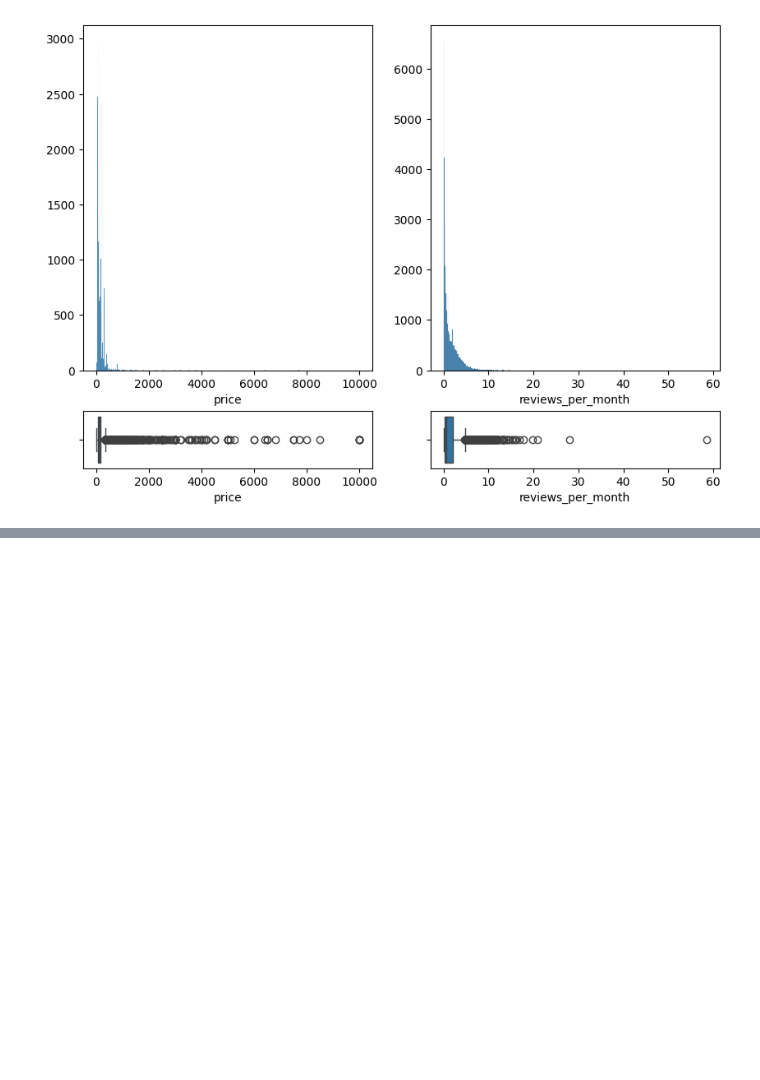
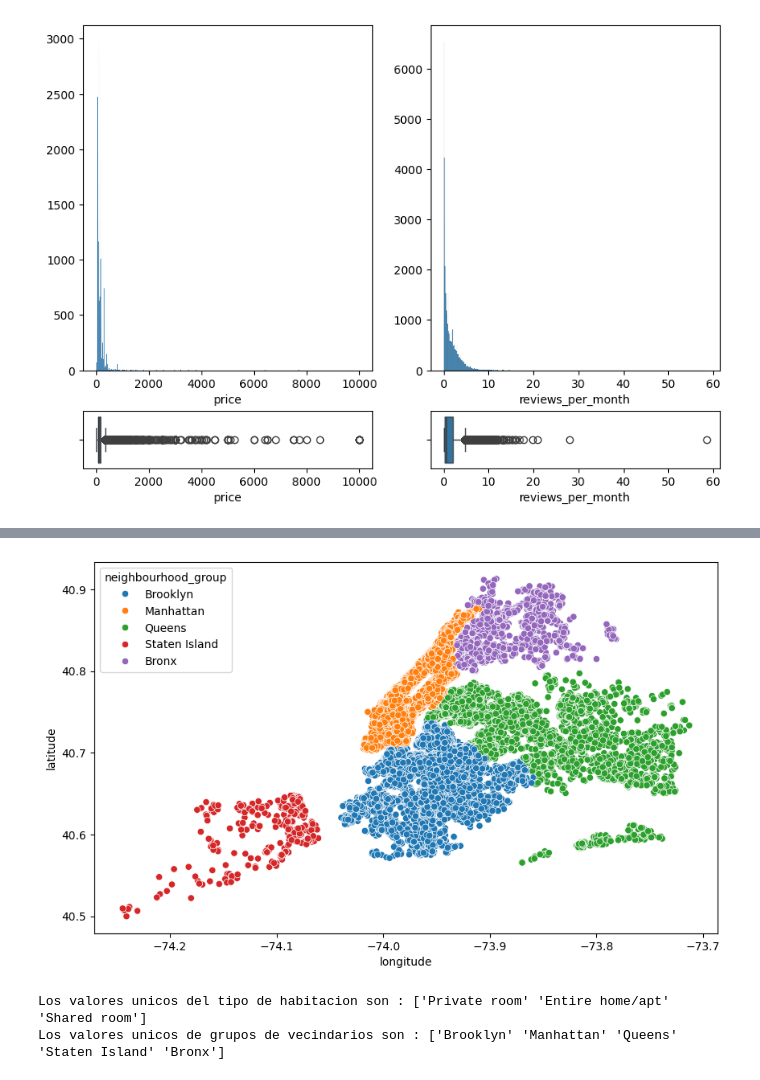
Before and after one commit to IvesCaceres/EDA, a Jupyter notebook: src/explore.ipynb, the cells around one changed output, grey strips where cells are left out. Drawn from its saved outputs; the diff is of its cells as text; code cells hidden in the pictures; blank space fills up the shorter version.

```diff
--- a/src/explore.ipynb
+++ b/src/explore.ipynb
@@ -36,5 +36,5 @@ memory usage: 5.2+ MB
 # %%
-df.drop(["id","host_name"], axis = 1, inplace = True)
+#df.drop(["id","host_name"], axis = 1, inplace = True)
 # %%
 df.host_id.value_counts()
 # %% [output]
@@ -87,0 +129,12 @@ plt.show()
+# %%
+plt.figure(figsize=(10,6))
+sns.scatterplot(x=df.longitude,y=df.latitude,hue=df.neighbourhood_group)
+plt.show()
+# %% [output]
+[figure, added]
+# %%
+print('Los valores unicos del tipo de habitacion son :',df.room_type.unique())
+print('Los valores unicos de grupos de vecindarios son :',df.neighbourhood_group.unique())
+# %% [output]
+Los valores unicos del tipo de habitacion son : ['Private room' 'Entire home/apt' 'Shared room']
+Los valores unicos de grupos de vecindarios son : ['Brooklyn' 'Manhattan' 'Queens' 'Staten Island' 'Bronx']
```
Also changed, not shown: parts of 6 cells of this notebook.
